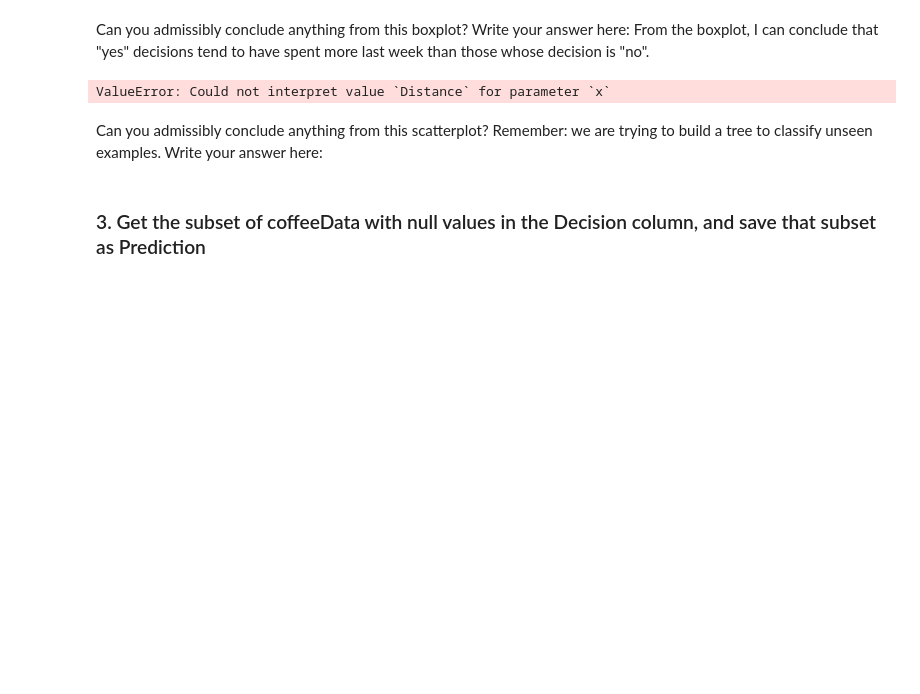
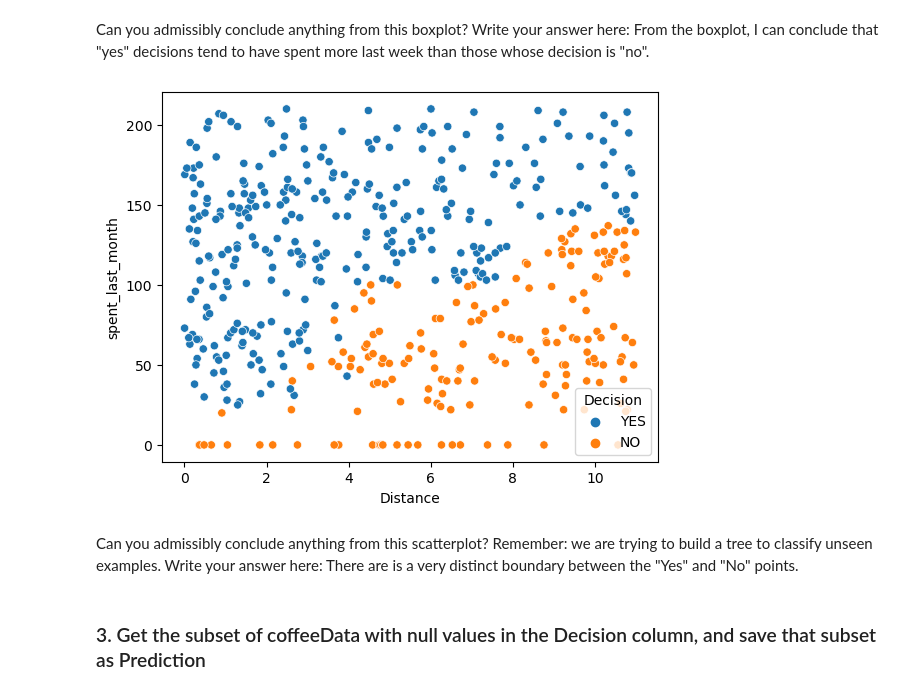
Before and after one commit to gabbycjames/RRDinerCoffee, a Jupyter notebook: Springboard Decision Tree Specialty Coffee Case Study - Tier 3.ipynb, the cells around one changed output. Cells and saved outputs as stored; diff of their text form; code cells hidden in the pictures; blank space fills up the shorter version.

```diff
--- a/Springboard Decision Tree Specialty Coffee Case Study - Tier 3.ipynb
+++ b/Springboard Decision Tree Specialty Coffee Case Study - Tier 3.ipynb
@@ -247,8 +247,8 @@ To execute the train/test split properly, we need to do five things:
 # NoPrediction will contain all known values for the decision
 # Call dropna() on coffeeData, and store the result in a variable NOPrediction
 # Call describe() on the Decision column of NoPrediction after calling dropna() on coffeeData
-data['NoPrediction'] = data['Decision'].dropna()
-data['NoPrediction'].describe()
+NoPrediction = data.dropna()
+NoPrediction['Decision'].describe()
 # %% [output]
 count     474
 unique      2
@@ -270,12 +270,12 @@ Can you admissibly conclude anything from this boxplot? Write your answer here:
 From the boxplot, I can conclude that "yes" decisions tend to have spent more last week than those whose decision is "no".
 # %%
 # Make a scatterplot on NOPrediction, where x is distance, y is spent_last_month and hue is Decision
-_ = sns.scatterplot(x='Distance',y='spent_last_month', data=data['NoPrediction'], hue='Decision')
+_ = sns.scatterplot(x='Distance',y='spent_last_month', data=NoPrediction, hue='Decision')
 plt.show()
 # %% [output]
-ValueError: Could not interpret value `Distance` for parameter `x`
+[figure, added]
 # %% [markdown]
-Can you admissibly conclude anything from this scatterplot? Remember: we are trying to build a tree to classify unseen examples. Write your answer here:
+Can you admissibly conclude anything from this scatterplot? Remember: we are trying to build a tree to classify unseen examples. Write your answer here: There are is a very distinct boundary between the "Yes" and "No" points.
 # %% [markdown]
 ### 3. Get the subset of coffeeData with null values in the Decision column, and save that subset as Prediction
 # %%
```
Also changed, not shown: parts of 7 cells of this notebook.
